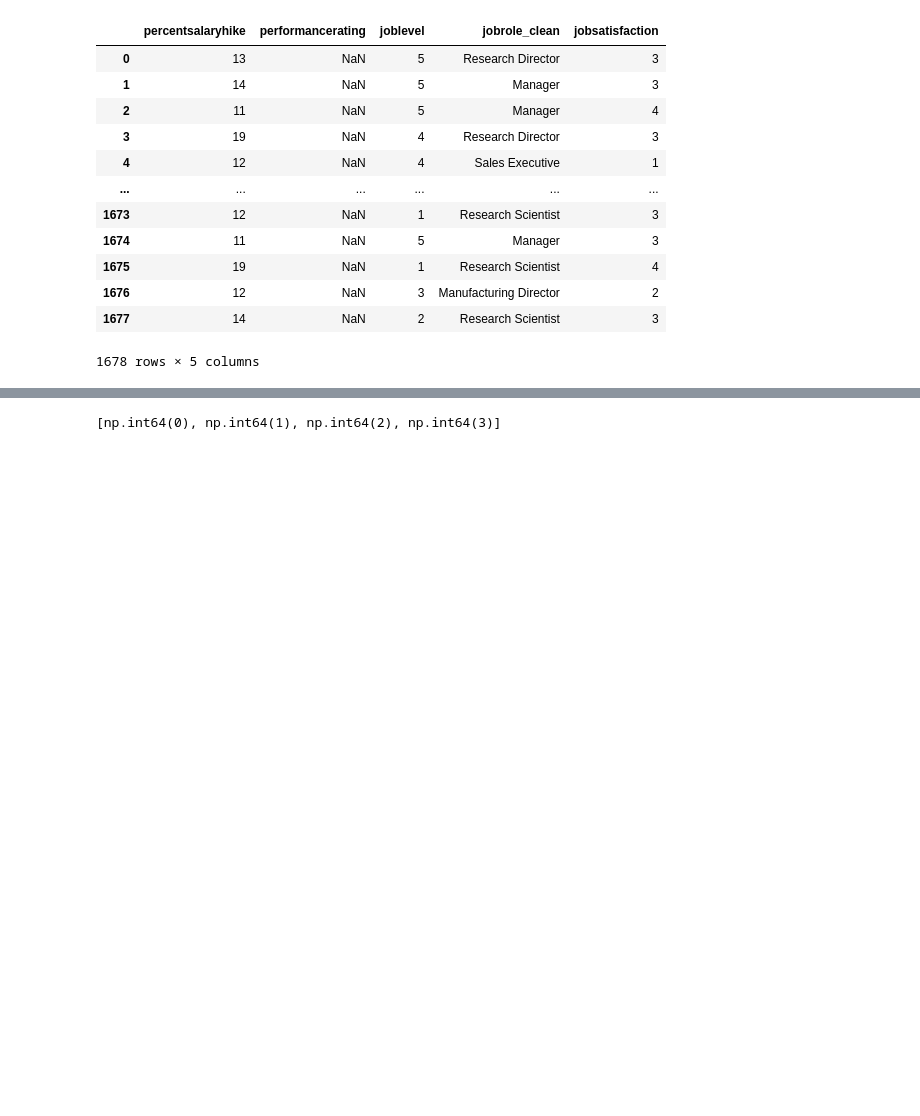
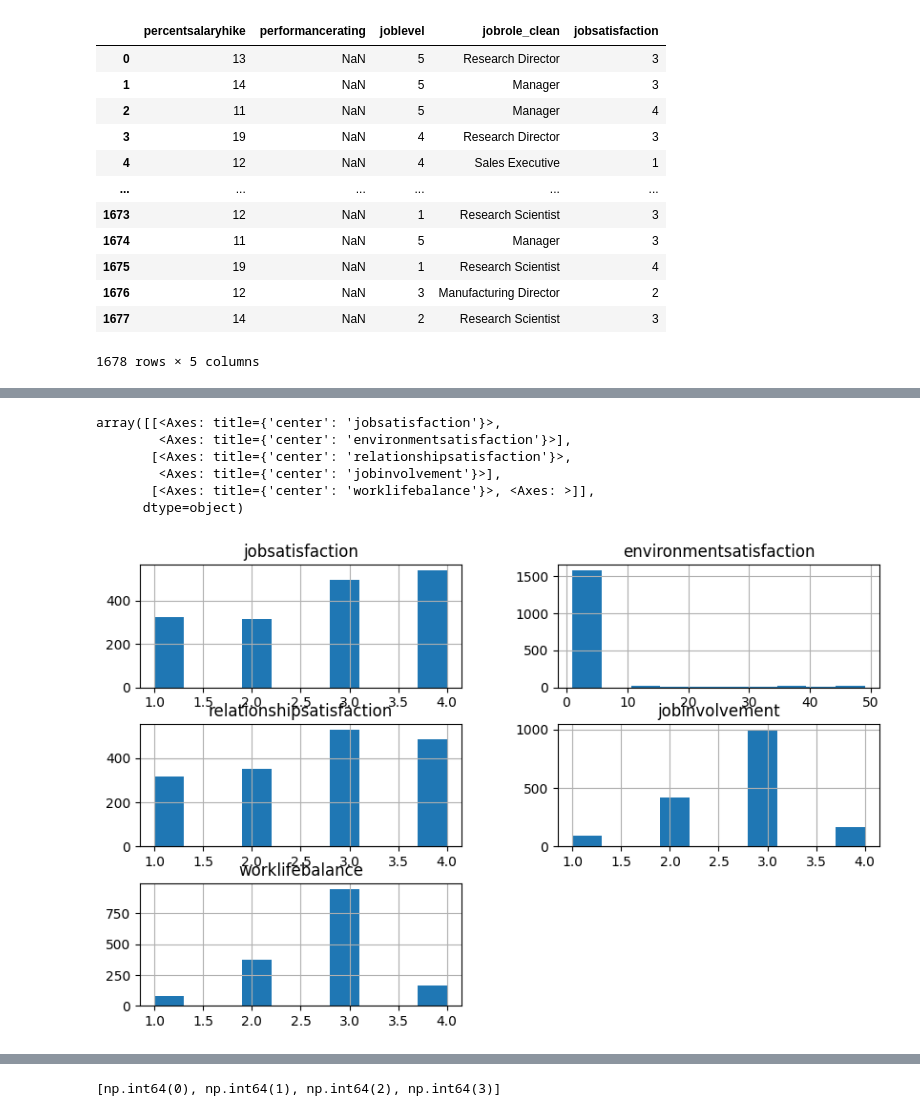
Before and after one commit to ana-nobre/Talent-Optimization-for-Corporation-HR-Data-Analytics, a Jupyter notebook: exploracion_morado.ipynb, the cells around one changed output, grey strips where cells are left out. Drawn from its saved outputs; the diff is of its cells as text; code cells hidden in the pictures; blank space fills up the shorter version.

Commit message:
Added Graph

```diff
--- a/exploracion_morado.ipynb
+++ b/exploracion_morado.ipynb
@@ -407,3 +407,13 @@ df_datos_abc[['percentsalaryhike', 'performancerating', 'joblevel', 'jobrole_cle
 | 1676 | 12 | NaN | 3 | Manufacturing Director | 2 |
 | 1677 | 14 | NaN | 2 | Research Scientist | 3 |
 1678 rows × 5 columns
+# %%
+# Objetivo: Ver cuales fatores mas se correlacionam com jobsatisfaction.
+
+cols = ['jobsatisfaction', 'environmentsatisfaction', 'relationshipsatisfaction', 'jobinvolvement', 'worklifebalance']
+
+# Converter de string com vírgula para float
+for col in cols:
+    df_datos_abc[col] = df_datos_abc[col].astype(str).str.replace(',', '.').astype(float)
+
+df_datos_abc[cols].corr()
@@ -409,0 +427,11 @@ df_datos_abc[['percentsalaryhike', 'performancerating', 'joblevel', 'jobrole_cle
+# %%
+df_datos_abc[cols].describe()
+df_datos_abc[cols].hist(figsize=(10, 6))
+# %% [output]
+array([[<Axes: title={'center': 'jobsatisfaction'}>,
+        <Axes: title={'center': 'environmentsatisfaction'}>],
+       [<Axes: title={'center': 'relationshipsatisfaction'}>,
+        <Axes: title={'center': 'jobinvolvement'}>],
+       [<Axes: title={'center': 'worklifebalance'}>, <Axes: >]],
+      dtype=object)
+[figure, added]
```
Also changed, not shown: parts of 6 cells of this notebook, 1 other file.
